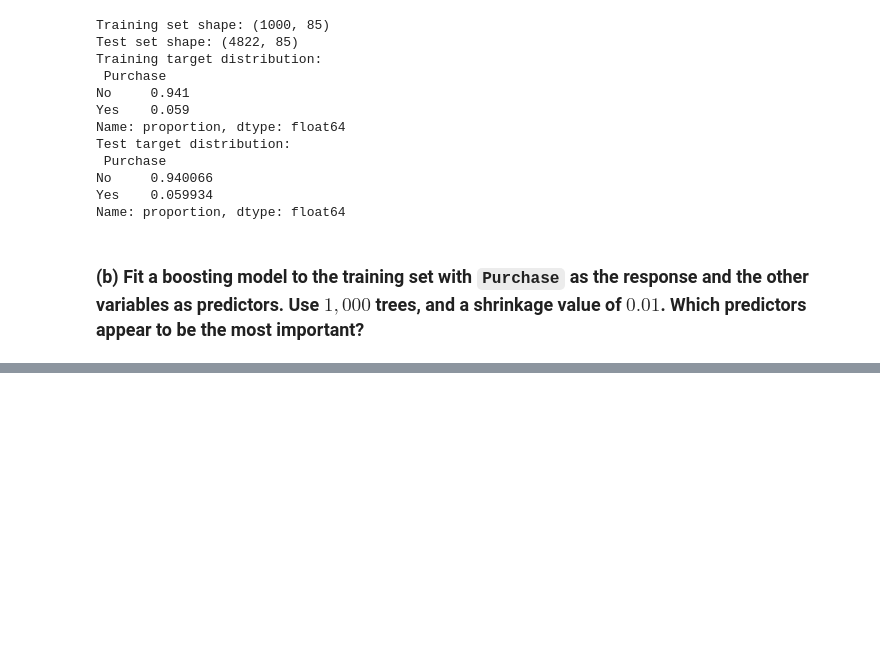
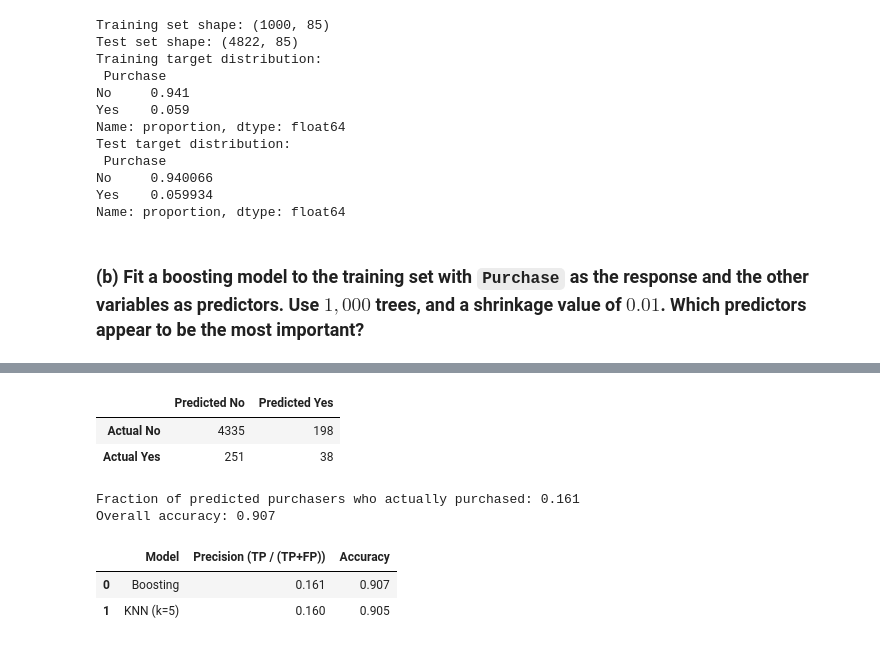
Before and after one commit to lacorreia65/MAP5935-ISLP, a Jupyter notebook: Notebooks/Chap8-Exercises_LuisCorreia-745724_v2.ipynb, the cells around one changed output, grey strips where cells are left out. Drawn from its saved outputs; the diff is of its cells as text; code cells hidden in the pictures; blank space fills up the shorter version.

```diff
--- a/Notebooks/Chap8-Exercises_LuisCorreia-745724_v2.ipynb
+++ b/Notebooks/Chap8-Exercises_LuisCorreia-745724_v2.ipynb
@@ -219,0 +234,65 @@ display(imp_sorted.head(topk).to_frame("importance"))
+# %%
+# --- 1) Predicted probabilities on test data ---
+y_prob = gb.predict_proba(X_test)[:, 1]  # probability of class "Yes"
+
+# --- 2) Classify as 'Yes' if probability > 0.20 ---
+y_pred = (y_prob > 0.20).astype(int)
+
+cm_boost = confusion_matrix(y_test_enc, y_pred_boost)
+TPb, FPb = cm_boost[1, 1], cm_boost[0, 1]
+prec_boost = TPb / (TPb + FPb)
+acc_boost = (TPb + cm_boost[0, 0]) / cm_boost.sum()
+
+# ----------------------------------------------
+# 3) KNN (k=5)
+# ----------------------------------------------
+knn = KNeighborsClassifier(n_neighbors=5)
+knn.fit(X_train_std, y_train_enc)
+
+# KNN gives hard predictions; convert to “probabilities” via mean of neighbors
+y_prob_knn = knn.predict_proba(X_test_std)[:, 1]
+y_pred_knn = (y_prob_knn > 0.20).astype(int)
+
+cm_knn = confusion_matrix(y_test_enc, y_pred_knn)
+TPk, FPk = cm_knn[1, 1], cm_knn[0, 1]
+prec_knn = TPk / (TPk + FPk)
+acc_knn = (TPk + cm_knn[0, 0]) / cm_knn.sum()
+
+# --- 3) Confusion matrix ---
+cm = confusion_matrix(y_test_enc, y_pred)
+cm_df = pd.DataFrame(
+    cm,
+    index=["Actual No", "Actual Yes"],
+    columns=["Predicted No", "Predicted Yes"]
+)
+display(cm_df)
+
+# --- 4) Precision: fraction of predicted buyers who actually purchased ---
+TP = cm[1, 1]
+FP = cm[0, 1]
+precision = TP / (TP + FP) if (TP + FP) > 0 else np.nan
+print(f"Fraction of predicted purchasers who actually purchased: {precision:.3f}")
+
+# --- 5) show overall accuracy for context ---
+accuracy = (TP + cm[0, 0]) / cm.sum()
+print(f"Overall accuracy: {accuracy:.3f}")
+
+# ----------------------------------------------
+# 4) Display results summary
+# ----------------------------------------------
+summary = pd.DataFrame({
+    "Model": ["Boosting", "KNN (k=5)"],
+    "Precision (TP / (TP+FP))": [prec_boost, prec_knn],
+    "Accuracy": [acc_boost, acc_knn]
+})
+
+display(summary.round(3))
+# %% [output]
+|  | Predicted No | Predicted Yes |
+| Actual No | 4335 | 198 |
+| Actual Yes | 251 | 38 |
+Fraction of predicted purchasers who actually purchased: 0.161
+Overall accuracy: 0.907
+|  | Model | Precision (TP / (TP+FP)) | Accuracy |
+| 0 | Boosting | 0.161 | 0.907 |
+| 1 | KNN (k=5) | 0.160 | 0.905 |
```
Also changed, not shown: parts of 6 cells of this notebook, 1 other file.
